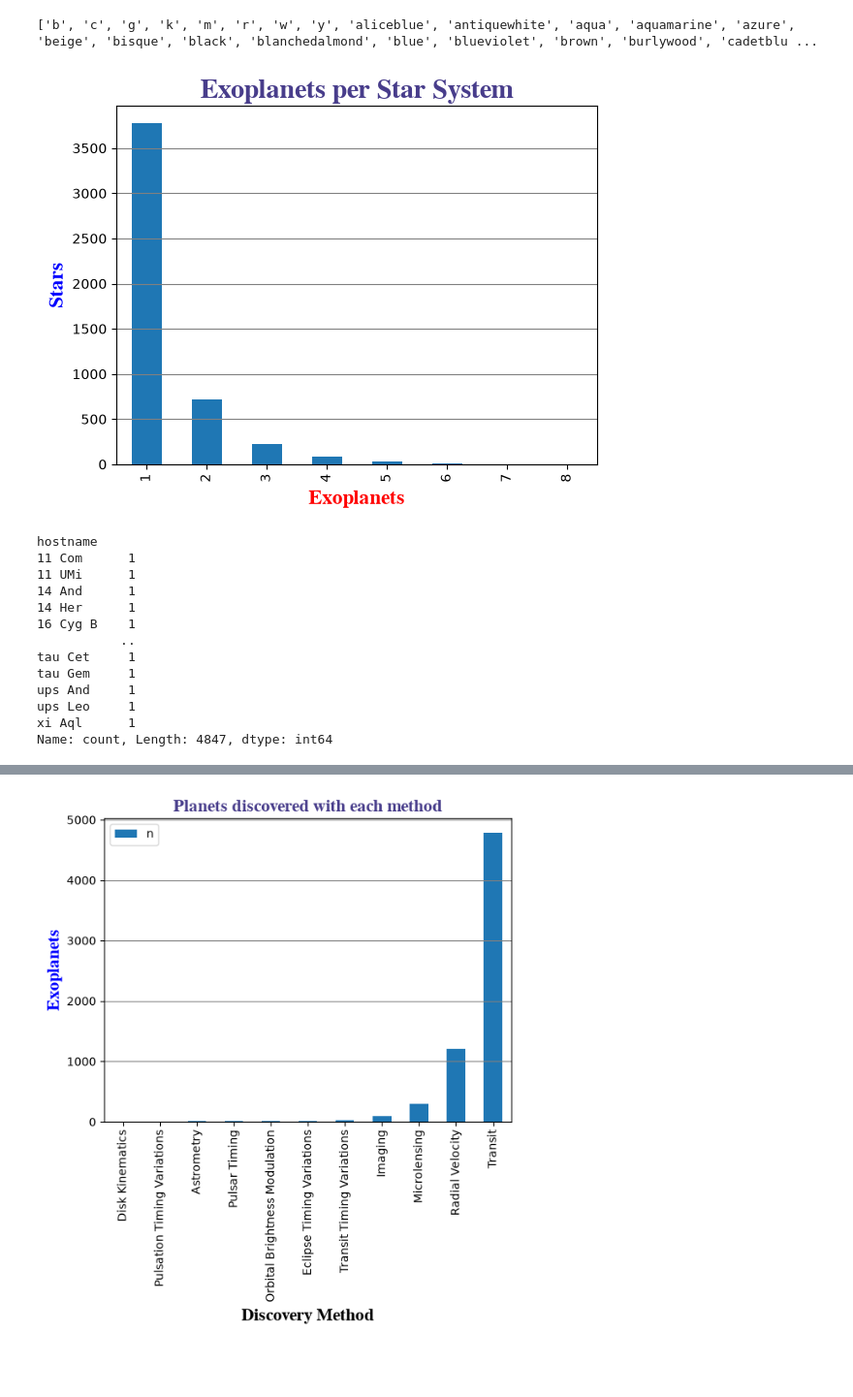
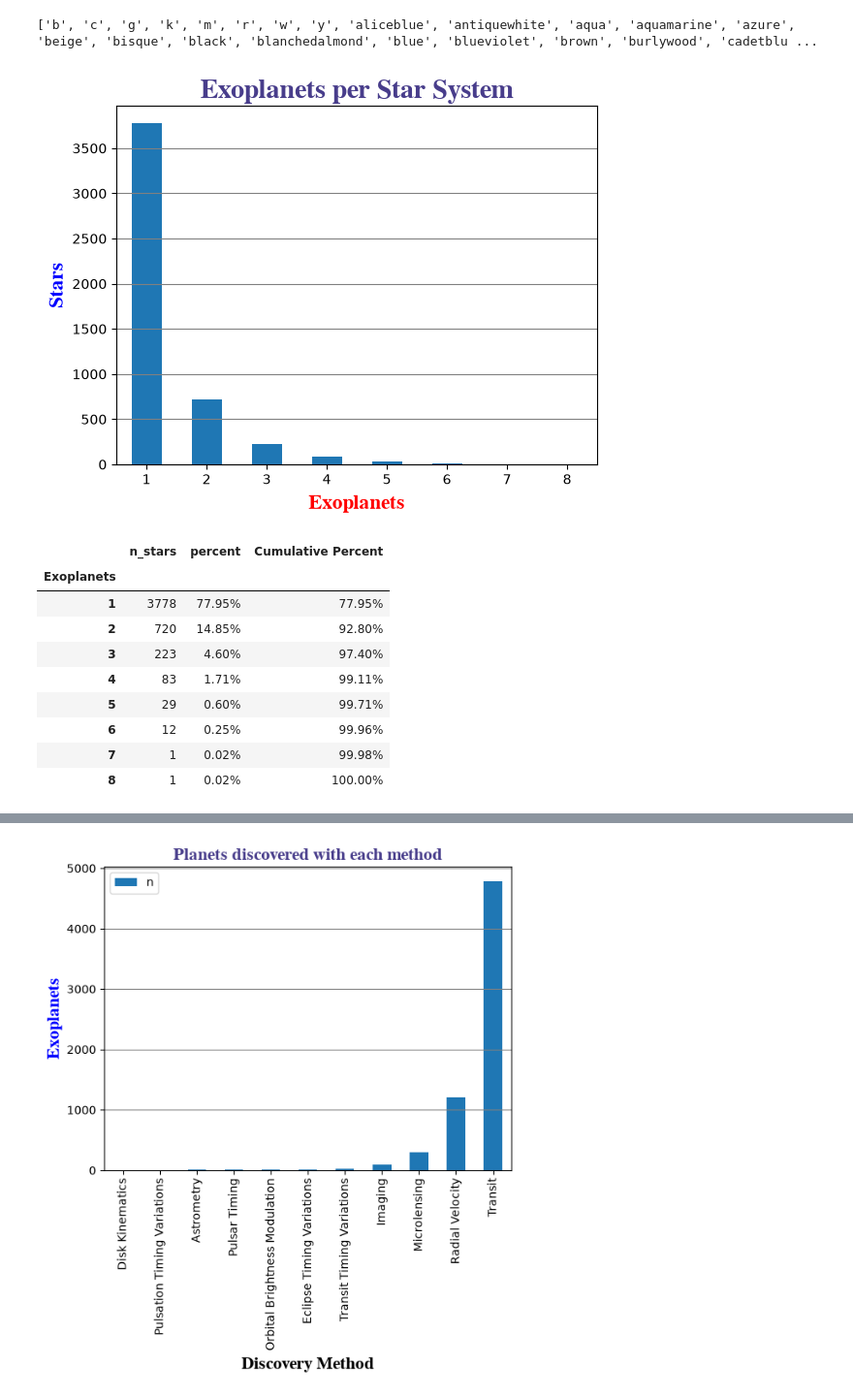
Before and after one commit to alexandervp1/aequo-finance, a Jupyter notebook: data/astronomical_analysis.ipynb, the cells around one changed output, grey strips where cells are left out. Shown at 97% size. Saved outputs shown, nothing was run; the diff lists cells and outputs as text; code cells hidden in the pictures; blank space fills up the shorter version.

Commit message:
added 2 df for 2 charts

```diff
--- a/data/astronomical_analysis.ipynb
+++ b/data/astronomical_analysis.ipynb
@@ -89,40 +89,50 @@ print(colors)
 # %%
 #Exoplanets per star system
 
 avg_pl_per_star = pd.read_sql("""
     SELECT hostname, COUNT(*) AS n
     FROM exoplanets_data
     GROUP BY hostname
     ORDER BY hostname ASC
 """, engine)
 
-counts = avg_pl_per_star['n'].value_counts().sort_index()
+counts_chart1 = avg_pl_per_star['n'].value_counts().sort_index()
 
 
-counts.plot.bar()
+counts_chart1.plot.bar(rot=0)
 
 plt.title('Exoplanets per Star System', fontsize=20, family='FreeSerif', fontweight='heavy',
           color='darkslateblue')
 
 plt.xlabel('Exoplanets', fontsize=15, family='FreeSerif', fontweight='bold', color='r')
 plt.ylabel('Stars', fontsize=15, family='FreeSerif', fontweight='bold', color='blue')
 
 plt.grid(axis='y', color='gray')
 # %% [output]
-[figure, old version]
+[figure, new version]
 # %%
-avg_pl_per_star['hostname'].value_counts()
+#Dataframe for Exoplanets per Star System Chart
+
+summary_exoplanets_per_star_system = pd.DataFrame({
+    'n_stars': counts_chart1,
+    'percent': (counts_chart1 / counts_chart1.sum() * 100).round(2)
+})
+
+summary_exoplanets_per_star_system.index.name ='Exoplanets'
+summary_exoplanets_per_star_system['Cumulative Percent'] = summary_exoplanets_per_star_system['percent'].cumsum().round(2)
+
+summary_exoplanets_per_star_system.style.format({
+    'percent': '{:.2f}%',
+    'Cumulative Percent': '{:.2f}%'
+})
 # %% [output]
-hostname
-11 Com      1
-11 UMi      1
-14 And      1
-14 Her      1
-16 Cyg B    1
-           ..
-tau Cet     1
-tau Gem     1
-ups And     1
-ups Leo     1
-xi Aql      1
-Name: count, Length: 4847, dtype: int64
+|  | n_stars | percent | Cumulative Percent |
+| Exoplanets |  |  |  |
+| 1 | 3778 | 77.95% | 77.95% |
+| 2 | 720 | 14.85% | 92.80% |
+| 3 | 223 | 4.60% | 97.40% |
+| 4 | 83 | 1.71% | 99.11% |
+| 5 | 29 | 0.60% | 99.71% |
+| 6 | 12 | 0.25% | 99.96% |
+| 7 | 1 | 0.02% | 99.98% |
+| 8 | 1 | 0.02% | 100.00% |
```
Also changed, not shown: parts of 7 cells of this notebook.
